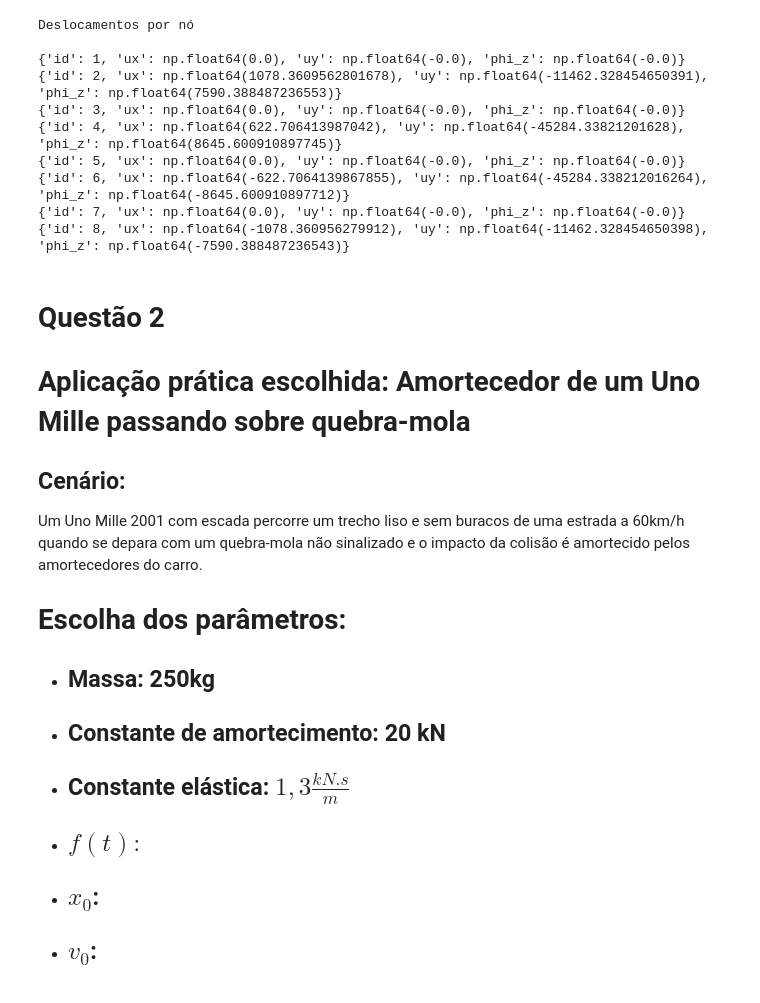
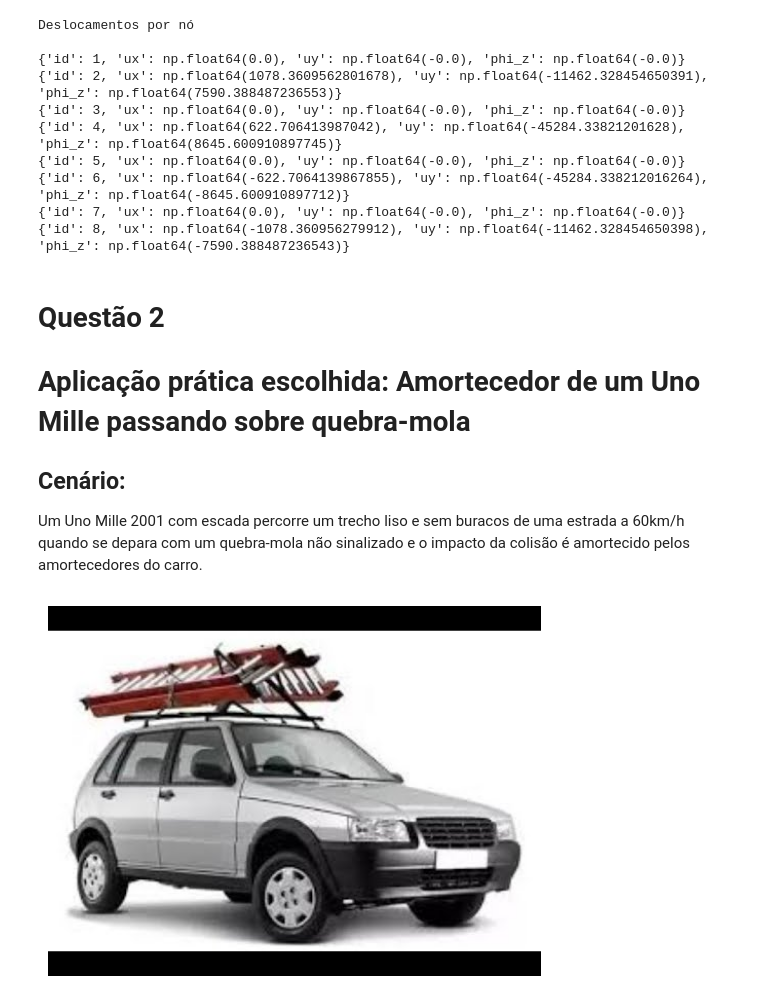
Before and after one commit to Rogire/Trabalho-MAC019, a Jupyter notebook: code/Trabalho_MAC019.ipynb, the cells around one changed output. Cells and saved outputs as stored; diff of their text form; code cells hidden in the pictures.

Commit message:
atualiza imagens

```diff
--- a/code/Trabalho_MAC019.ipynb
+++ b/code/Trabalho_MAC019.ipynb
@@ -266,17 +266,8 @@ Deslocamentos por nó
 # Aplicação prática escolhida: Amortecedor de um Uno Mille passando sobre quebra-mola
 ## Cenário:
 Um Uno Mille 2001 com escada percorre um trecho liso e sem buracos de uma estrada a 60km/h quando se depara com um quebra-mola não sinalizado e o impacto da colisão é amortecido pelos amortecedores do carro.
-
-# Escolha dos parâmetros:
-- Massa: 250kg
-  -
-- Constante de amortecimento: 20 kN
-  -
-- Constante elástica: $1,3 \frac{kN.s}{m}$
-  -
-- $f(t): $
-  -
-- $x_0$:
-  -
-- $v_0$:
-  -
+# %%
+carregador_imagem("uno.png")
+carregador_imagem("amortecedor.png")
+# %% [output]
+[figure, added]
```
Also changed, not shown: parts of 1 cell of this notebook, 1 other file.
